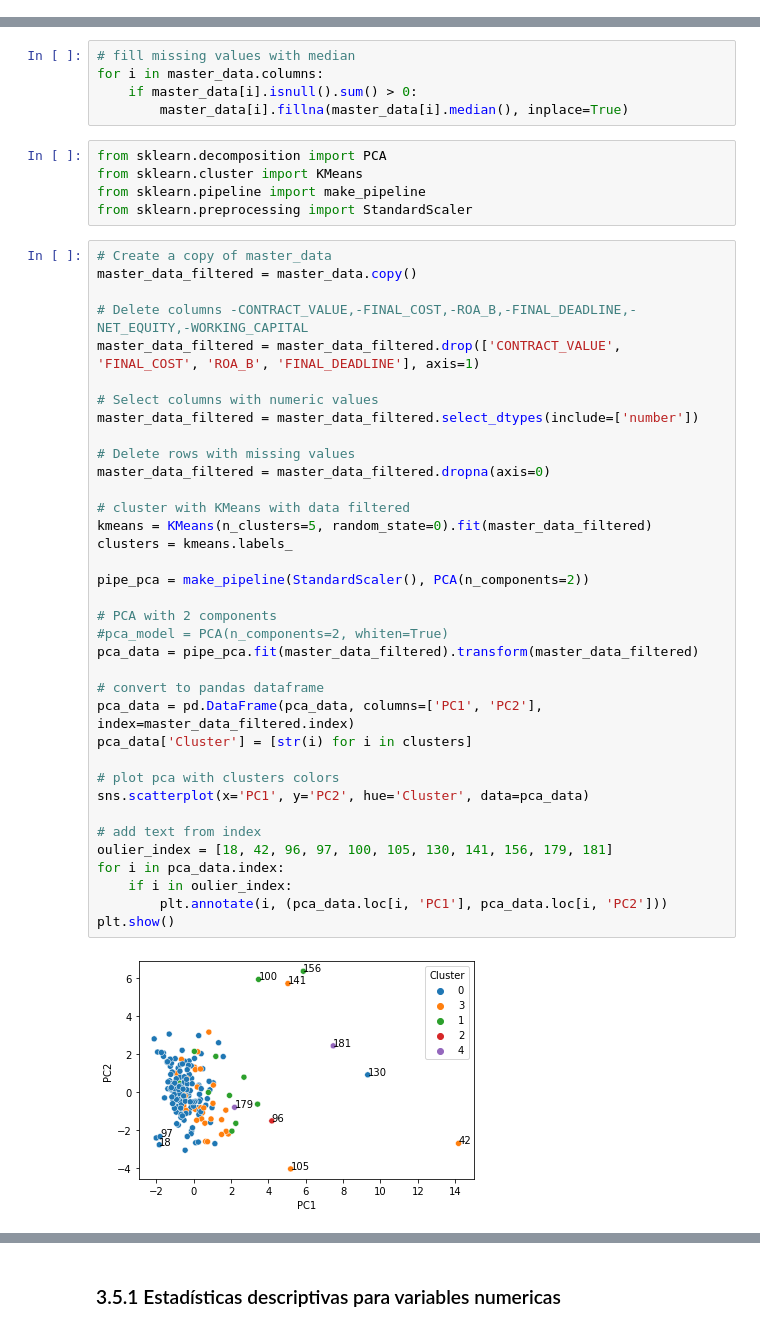
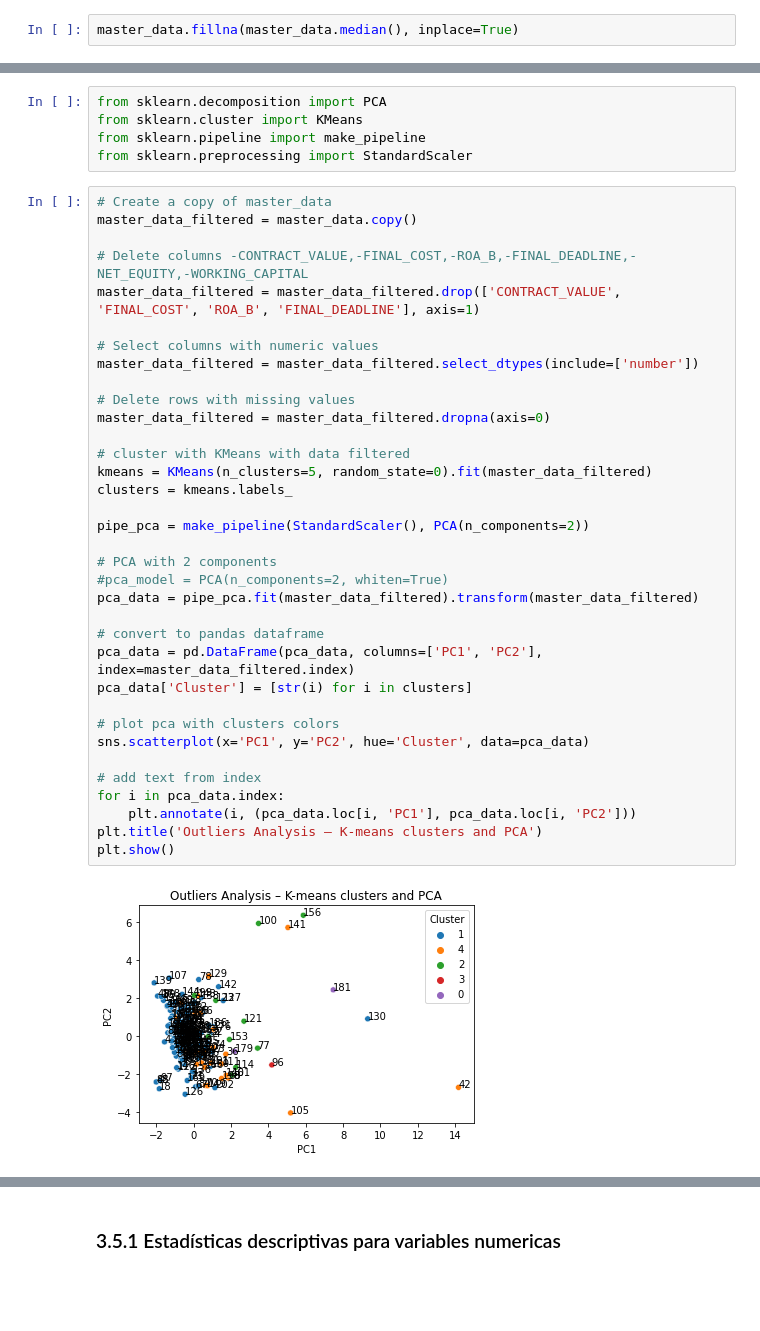
Before and after one commit to hfelizzola/Cost-and-Time-Deviation-in-Colombian-Rural-Roads, a Jupyter notebook: Documentación-Caso-Estudio.ipynb, the cells around one changed output, grey strips where cells are left out. Cells and saved outputs as stored; diff of their text form; blank space fills up the shorter version.

```diff
--- a/Documentación-Caso-Estudio.ipynb
+++ b/Documentación-Caso-Estudio.ipynb
@@ -615 +520,3 @@ missing_data
+# %%
+master_data.fillna(master_data.median(), inplace=True)
 # %% [markdown]
@@ -628,8 +531,3 @@ master_data.drop(['NET_EQUITY', 'WORKING_CAPITAL'], axis=1, inplace=True)
-# %%
-# fill missing values with median
-for i in master_data.columns:
-    if master_data[i].isnull().sum() > 0:
-        master_data[i].fillna(master_data[i].median(), inplace=True)
 # %%
 from sklearn.decomposition import PCA
 from sklearn.cluster import KMeans
@@ -642,34 +540,33 @@ master_data_filtered = master_data.copy()
 # Delete columns -CONTRACT_VALUE,-FINAL_COST,-ROA_B,-FINAL_DEADLINE,-NET_EQUITY,-WORKING_CAPITAL
 master_data_filtered = master_data_filtered.drop(['CONTRACT_VALUE', 'FINAL_COST', 'ROA_B', 'FINAL_DEADLINE'], axis=1)
 
 # Select columns with numeric values
 master_data_filtered = master_data_filtered.select_dtypes(include=['number'])
 
 # Delete rows with missing values
 master_data_filtered = master_data_filtered.dropna(axis=0)
 
 # cluster with KMeans with data filtered
 kmeans = KMeans(n_clusters=5, random_state=0).fit(master_data_filtered)
 clusters = kmeans.labels_
 
 pipe_pca = make_pipeline(StandardScaler(), PCA(n_components=2))
 
 # PCA with 2 components
 #pca_model = PCA(n_components=2, whiten=True)
 pca_data = pipe_pca.fit(master_data_filtered).transform(master_data_filtered)
 
 # convert to pandas dataframe
 pca_data = pd.DataFrame(pca_data, columns=['PC1', 'PC2'], index=master_data_filtered.index)
 pca_data['Cluster'] = [str(i) for i in clusters]
 
 # plot pca with clusters colors
 sns.scatterplot(x='PC1', y='PC2', hue='Cluster', data=pca_data)
 
 # add text from index
-oulier_index = [18, 42, 96, 97, 100, 105, 130, 141, 156, 179, 181]
 for i in pca_data.index:
-    if i in oulier_index:
-        plt.annotate(i, (pca_data.loc[i, 'PC1'], pca_data.loc[i, 'PC2']))
+    plt.annotate(i, (pca_data.loc[i, 'PC1'], pca_data.loc[i, 'PC2']))
+plt.title('Outliers Analysis – K-means clusters and PCA')
 plt.show()
 # %% [output]
-[figure, old version]
+[figure, new version]
```
Also changed, not shown: parts of 49 cells of this notebook, 1 other file.
